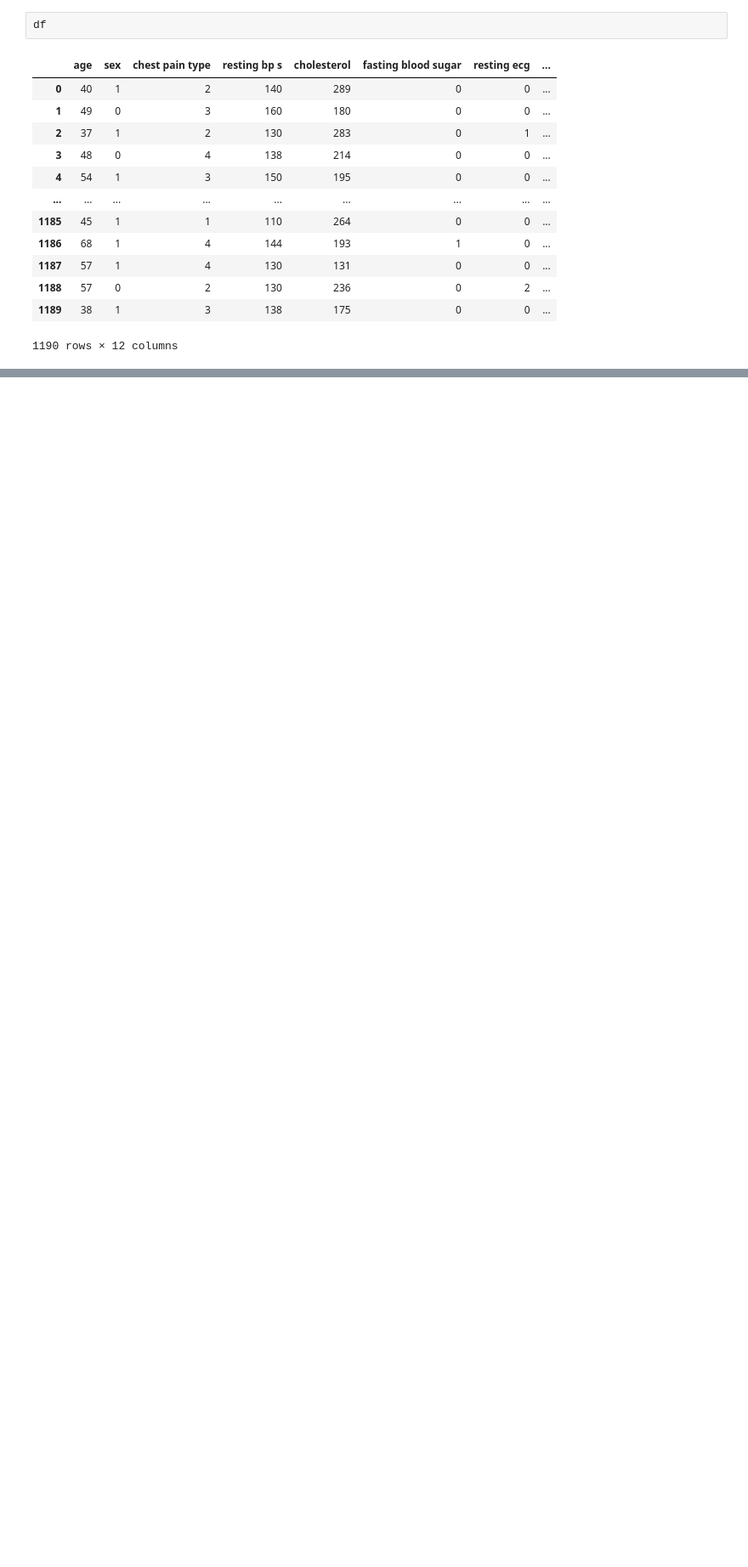
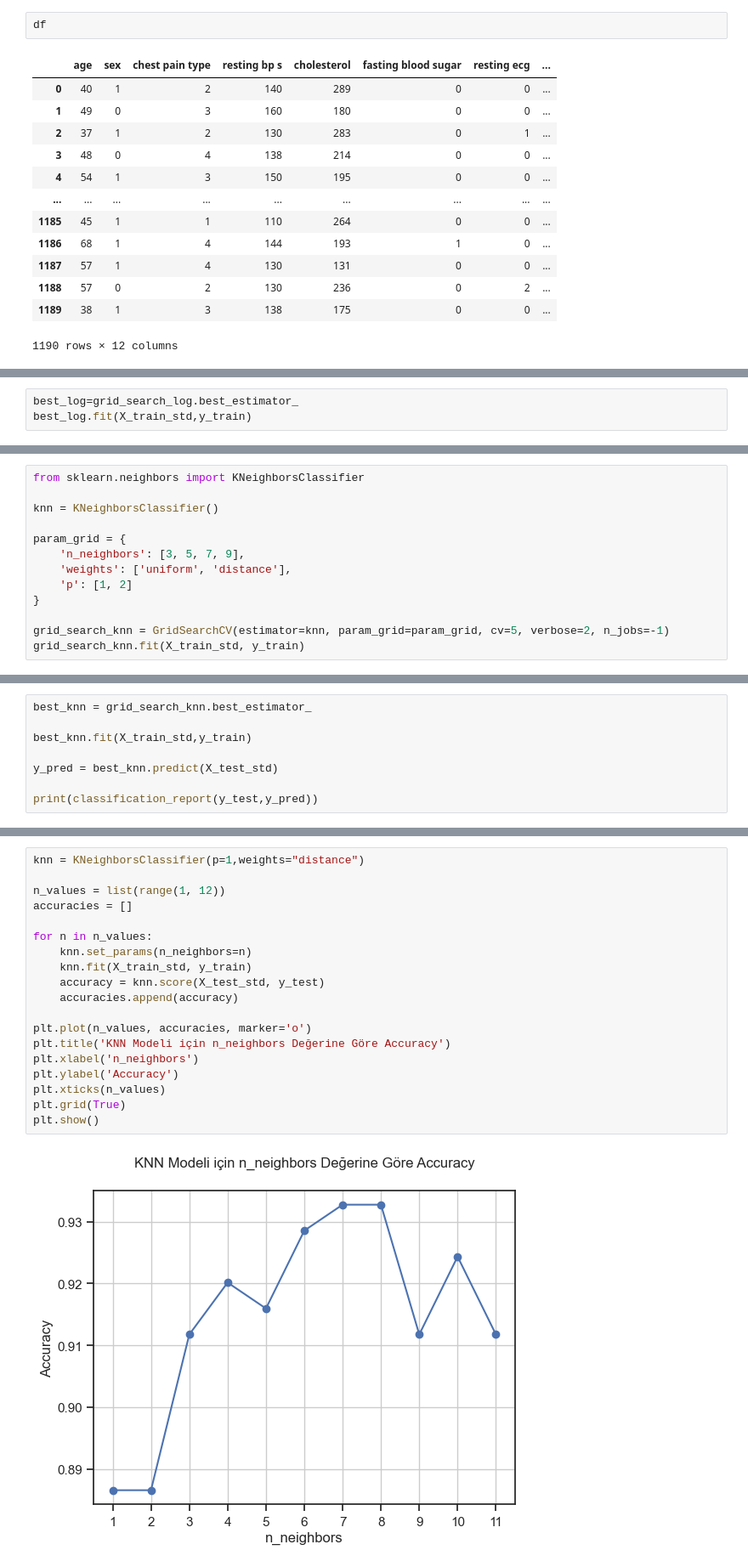
Before and after one commit to arda92a/Data-Mining-Project, a Jupyter notebook: project.ipynb, the cells around one changed output, grey strips where cells are left out. Shown at 85% size. Cells and saved outputs as stored; diff of their text form; blank space fills up the shorter version.

```diff
--- a/project.ipynb
+++ b/project.ipynb
@@ -358,0 +583,3 @@ df
+# %%
+best_log=grid_search_log.best_estimator_
+best_log.fit(X_train_std,y_train)
@@ -358,0 +678,13 @@ df
+# %%
+from sklearn.neighbors import KNeighborsClassifier
+
+knn = KNeighborsClassifier()
+
+param_grid = {
+    'n_neighbors': [3, 5, 7, 9],
+    'weights': ['uniform', 'distance'],
+    'p': [1, 2]
+}
+
+grid_search_knn = GridSearchCV(estimator=knn, param_grid=param_grid, cv=5, verbose=2, n_jobs=-1)
+grid_search_knn.fit(X_train_std, y_train)
@@ -358,0 +703,8 @@ df
+# %%
+best_knn = grid_search_knn.best_estimator_
+
+best_knn.fit(X_train_std,y_train)
+
+y_pred = best_knn.predict(X_test_std)
+
+print(classification_report(y_test,y_pred))
@@ -358,0 +720,21 @@ df
+# %%
+knn = KNeighborsClassifier(p=1,weights="distance")
+
+n_values = list(range(1, 12))
+accuracies = []
+
+for n in n_values:
+    knn.set_params(n_neighbors=n)
+    knn.fit(X_train_std, y_train)
+    accuracy = knn.score(X_test_std, y_test)
+    accuracies.append(accuracy)
+
+plt.plot(n_values, accuracies, marker='o')
+plt.title('KNN Modeli için n_neighbors Değerine Göre Accuracy')
+plt.xlabel('n_neighbors')
+plt.ylabel('Accuracy')
+plt.xticks(n_values)
+plt.grid(True)
+plt.show()
+# %% [output]
+[figure, added]
```
Also changed, not shown: parts of 30 cells of this notebook.
